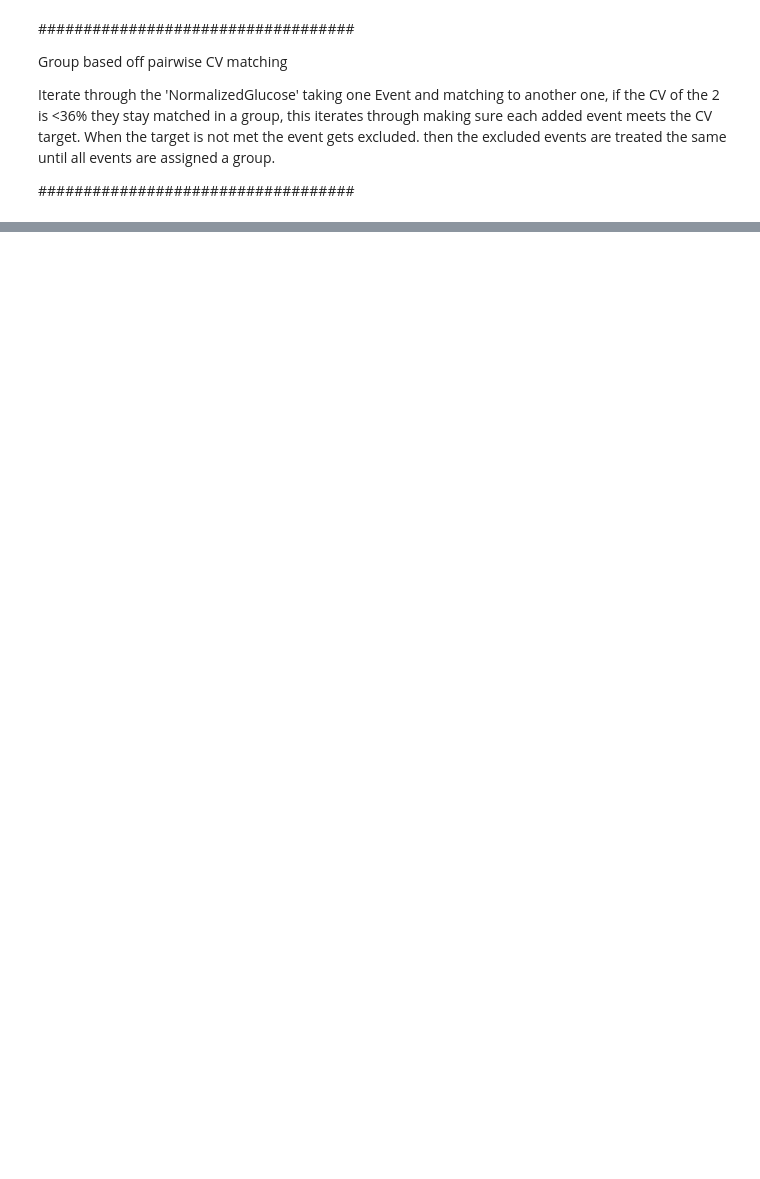
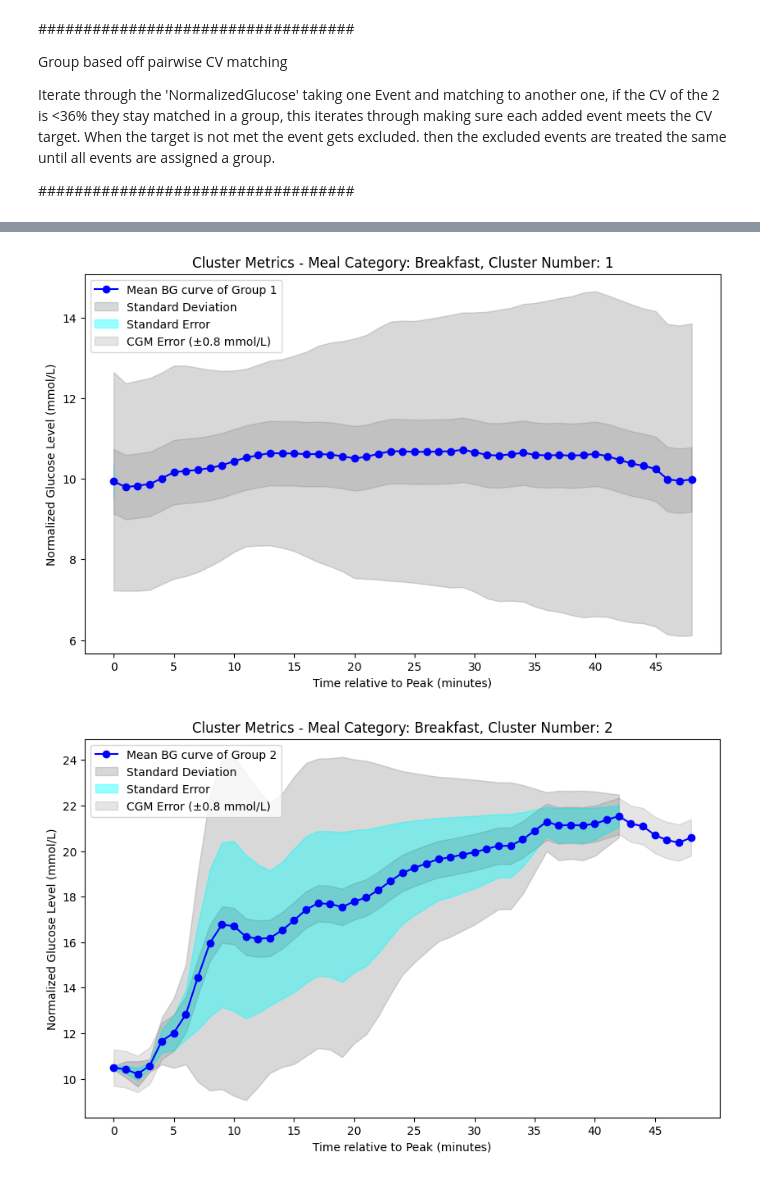
Before and after one commit to NicoleLubasinski/PPGRClusteringProject, a Jupyter notebook: Cluster_CV.ipynb, the cells around one changed output, grey strips where cells are left out. Drawn from its saved outputs; the diff is of its cells as text; code cells hidden in the pictures; blank space fills up the shorter version.

```diff
--- a/Cluster_CV.ipynb
+++ b/Cluster_CV.ipynb
@@ -160,7 +160,7 @@ Read and format DataFrame
 ###################################
 # %%
 # Read data from the original file
-participant_file = '596_data.csv'  # Update this with the actual file name
+participant_file = '584_data.csv'  # Update this with the actual file name
 unfiltered = read_data(participant_file)
 unfiltered.sort_values('glucose_level_ts', inplace=True)
 unfiltered.reset_index(drop=True, inplace=True)
@@ -800,0 +500,57 @@ Output saved to 596_data_CV_Clusters.xlsx
+# %%
+# Function to plot glucose levels for each group in each meal category
+def plot_glucose_curve_from_glucose_levels(GlucoseEvents_exploded_clean):
+    # Group by MealCategory and GroupNumber
+    grouped = GlucoseEvents_exploded_clean.groupby(['MealCategory', 'GroupNumber'])
+
+    for (meal_category, group_number), group_df in grouped:
+        # Explode GlucoseLevels into individual time points
+        glucose_levels = group_df['GlucoseLevels'].apply(pd.Series).transpose()
+
+        # Calculate mean, std deviation, and std error across rows for each time point
+        mean_glucose = glucose_levels.mean(axis=1)
+        std_dev = glucose_levels.std(axis=1)
+        std_err = glucose_levels.apply(calculate_standard_error, axis=1)
+
+        # Generate x-axis values (assume these represent time relative to peak or another metric)
+        x_values = np.arange(len(mean_glucose))
+
+        # Create a new figure for each group
+        plt.figure(figsize=(10, 6))
+
+        # Plot mean glucose levels
+        plt.plot(x_values, mean_glucose, color='b', marker='o', label=f'Mean BG curve of Group {group_number}')
+
+        # Plot standard deviation as a shaded area
+        plt.fill_between(x_values, mean_glucose - std_dev, mean_glucose + std_dev,
+                         color='gray', alpha=0.3, label='Standard Deviation')
+
+        # Plot standard error as a shaded area
+        plt.fill_between(x_values, mean_glucose - std_err, mean_glucose + std_err,
+                         color='cyan', alpha=0.4, label='Standard Error')
+
+        # Optional: Add a CGM error range of ±0.8 mmol/L around the mean
+        plt.fill_between(x_values, mean_glucose - 0.8, mean_glucose + 0.8,
+                         color='black', alpha=0.1, label='CGM Error (±0.8 mmol/L)')
+
+        # Customize titles, labels, and legend
+        plt.title(f"Cluster Metrics - Meal Category: {meal_category}, Cluster Number: {group_number}")
+        plt.xlabel("Time relative to Peak (minutes)")
+        plt.ylabel("Normalized Glucose Level (mmol/L)")
+        plt.legend(loc='upper left', frameon=True)
+
+        # Remove grid lines
+        plt.grid(False)
+
+        # Customize x-axis for better readability (assuming time points are consistent)
+        plt.xticks(np.arange(0, len(mean_glucose), 5))  # Adjust tick values if time values are known
+
+        # Display the plot for this group
+        plt.show()
+
+# Example usage
+# Replace `GlucoseEvents_exploded_clean` with the actual DataFrame containing your data
+plot_glucose_curve_from_glucose_levels(GlucoseEvents_exploded_clean)
+# %% [output]
+[figure, added]
+[figure, added]
```
Also changed, not shown: parts of 17 cells of this notebook.
